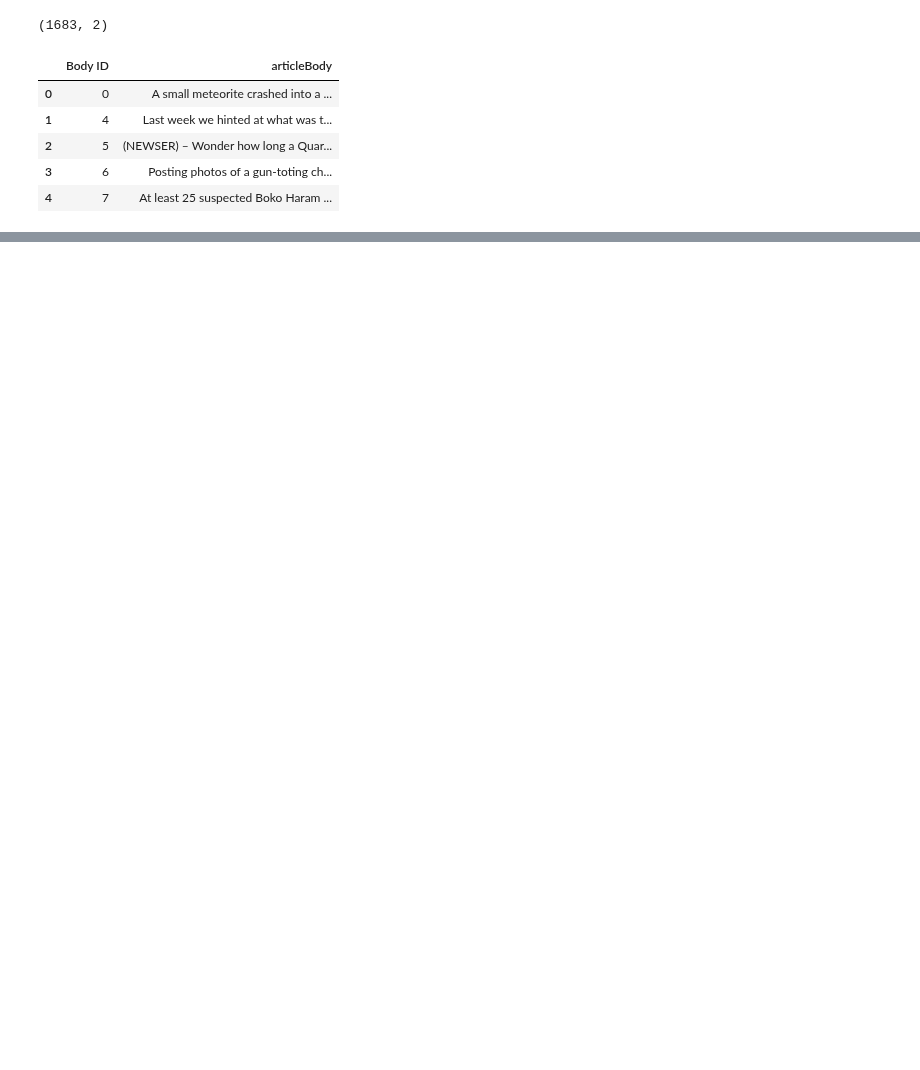
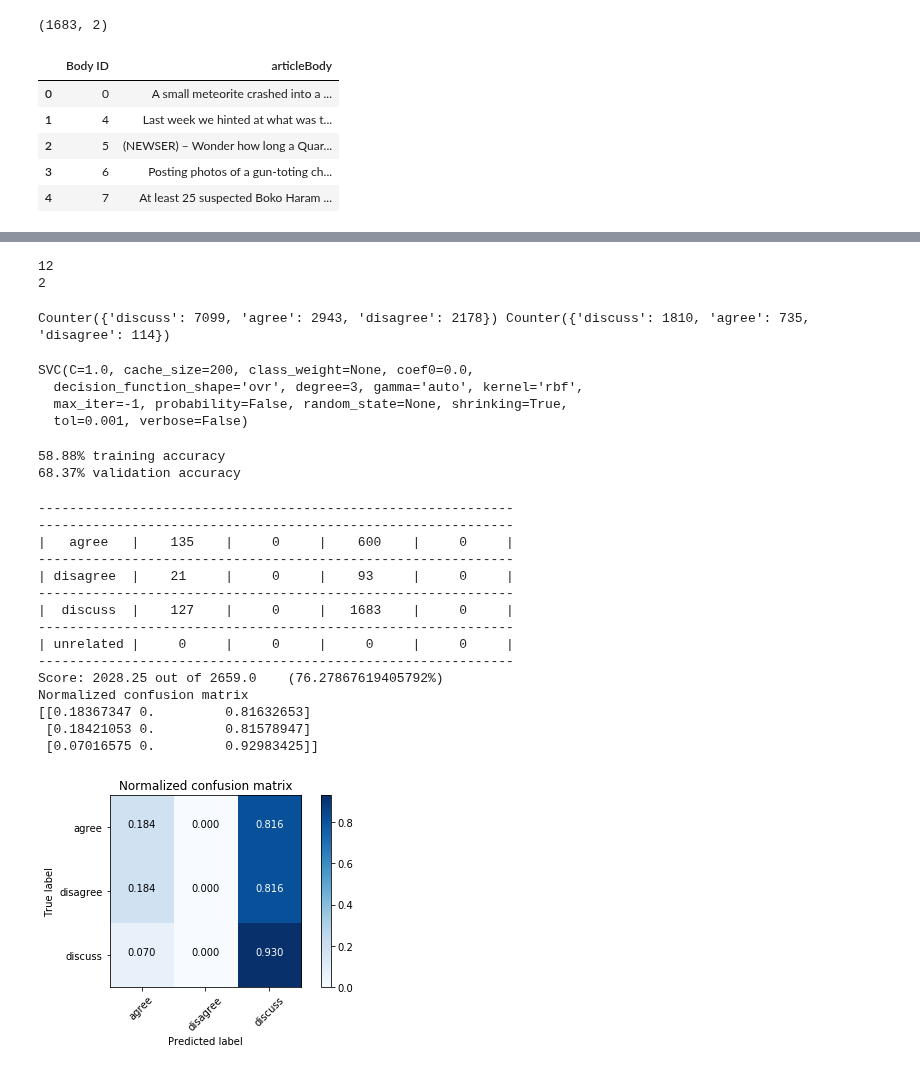
Before and after one commit to CornellDataScience/Insights-FakeNews, a Jupyter notebook: Graph Model.ipynb, the cells around one changed output, grey strips where cells are left out. Saved outputs shown, nothing was run; the diff lists cells and outputs as text; code cells hidden in the pictures; blank space fills up the shorter version.

Commit message:
started work on dependency-tree related model

```diff
--- a/Graph Model.ipynb
+++ b/Graph Model.ipynb
@@ -113,10 +298,11 @@ for headline in range(len(stance_data)):
     if headline % 2500 == 0:
         print("Processed "+str(headline))
     h, b_id, s = tuple(stance_data[headline])
-    h = preprocess(h)
-    nlp_h = nlp(h)
+    h_ = preprocess(h, True)
+    nlp_h = nlp(h_)
     headline_graph = build_graph(nlp_h)
-    headline_info[h] = (nlp_h, headline_graph)
+    headline_subj = get_subj(nlp_h)
+    headline_info[h] = (nlp_h, headline_graph, headline_subj)
 print("Done!")
 end = time.time()
 print(int(end-start))
@@ -188,0 +384,59 @@ Score: 6131.75 out of 13427.0   (45.667312132270794%)
+# %%
+training_data = get_features(stances_tr, 10)
+testing_data = get_features(stances_val, 10)
+# %% [output]
+12
+2
+# %%
+print(Counter(training_data[1]), Counter(testing_data[1]))
+# %% [output]
+Counter({'discuss': 7099, 'agree': 2943, 'disagree': 2178}) Counter({'discuss': 1810, 'agree': 735, 'disagree': 114})
+# %%
+from sklearn.linear_model import LogisticRegression
+from sklearn.ensemble import RandomForestClassifier
+from sklearn.tree import DecisionTreeClassifier
+from sklearn.svm import SVC
+# model = DecisionTreeClassifier()
+# model = RandomForestClassifier(n_estimators = 100)
+# model = LogisticRegression()
+model = SVC()
+model.fit(training_data[0], training_data[1])
+# %% [output]
+SVC(C=1.0, cache_size=200, class_weight=None, coef0=0.0,
+  decision_function_shape='ovr', degree=3, gamma='auto', kernel='rbf',
+  max_iter=-1, probability=False, random_state=None, shrinking=True,
+  tol=0.001, verbose=False)
+# %%
+tr_acc = model.score(training_data[0], training_data[1])
+print('{0:.2f}% training accuracy'.format(tr_acc*100))
+val_acc = model.score(testing_data[0], testing_data[1])
+print('{0:.2f}% validation accuracy'.format(val_acc*100))
+# %% [output]
+58.88% training accuracy
+68.37% validation accuracy
+# %%
+actual = testing_data[1]
+predicted = model.predict(testing_data[0])
+# %%
+sc.report_score(actual, predicted)
+matrix = confusion_matrix(actual,predicted)
+plot_confusion_matrix(matrix, classes=["agree","disagree", "discuss"],
+                      title='Normalized confusion matrix')
+plt.show()
+# %% [output]
+-------------------------------------------------------------
+-------------------------------------------------------------
+|   agree   |    135    |     0     |    600    |     0     |
+-------------------------------------------------------------
+| disagree  |    21     |     0     |    93     |     0     |
+-------------------------------------------------------------
+|  discuss  |    127    |     0     |   1683    |     0     |
+-------------------------------------------------------------
+| unrelated |     0     |     0     |     0     |     0     |
+-------------------------------------------------------------
+Score: 2028.25 out of 2659.0    (76.27867619405792%)
+Normalized confusion matrix
+[[0.18367347 0.         0.81632653]
+ [0.18421053 0.         0.81578947]
+ [0.07016575 0.         0.92983425]]
+[figure, added]
```
Also changed, not shown: parts of 22 cells of this notebook, 2 other files.
